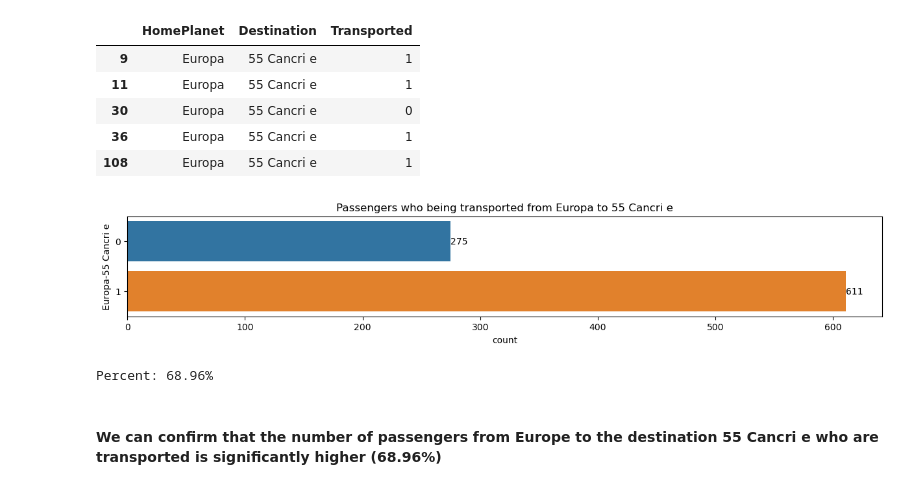
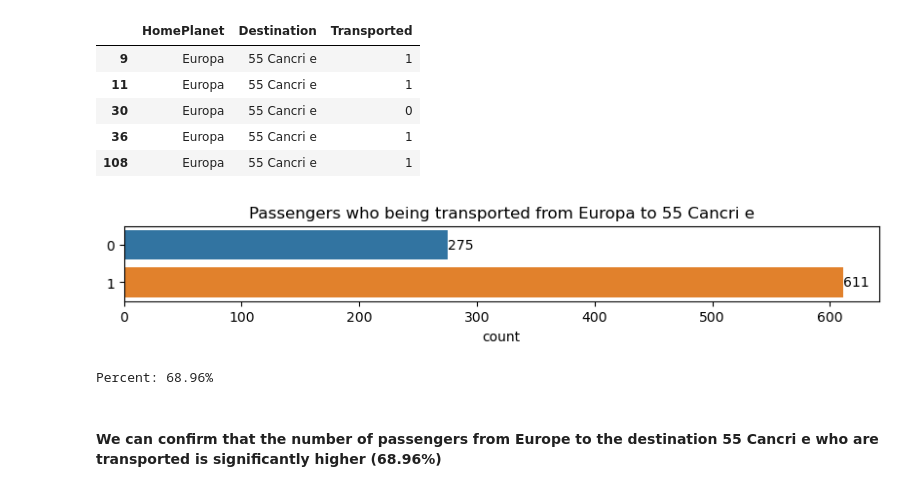
Before and after one commit to Manuelsierra95/data-science, a Jupyter notebook: Spaceship-Titanic/Spaceship Titanic.ipynb, the cells around one changed output. Cells and saved outputs as stored; diff of their text form; code cells hidden in the pictures.

```diff
--- a/Spaceship-Titanic/Spaceship Titanic.ipynb
+++ b/Spaceship-Titanic/Spaceship Titanic.ipynb
@@ -258,16 +257,16 @@ temp_df.head()
 # %%
 planet_dest = temp_df['Transported'].value_counts().rename_axis('Europa-55 Cancri e').reset_index(name='count')
 
-fig, axes = plt.subplots(nrows=1, ncols=1, figsize=(15, 2))
+fig, axes = plt.subplots(nrows=1, ncols=1, figsize=(10, 1))
 ax1 = sns.barplot(ax=axes, data=planet_dest, x='count', y='Europa-55 Cancri e', orient='h')
 ax1.bar_label(container=ax1.containers[0])
-ax1.set_title('Passengers who being transported from Europa to 55 Cancri e')
+ax1.set(title='Passengers who being transported from Europa to 55 Cancri e', ylabel='')
 plt.show()
 
 percent = planet_dest['count'].loc[(planet_dest['Europa-55 Cancri e'] == 1)].sum() * 100 / planet_dest['count'].sum()
 print(f'Percent: {percent:.2f}%')
 # %% [output]
-[figure, old version]
+[figure, new version]
 Percent: 68.96%
 # %% [markdown]
 #### We can confirm that the number of passengers from Europe to the destination 55 Cancri e who are transported is significantly higher (68.96%)
```
Also changed, not shown: parts of 31 cells of this notebook.
